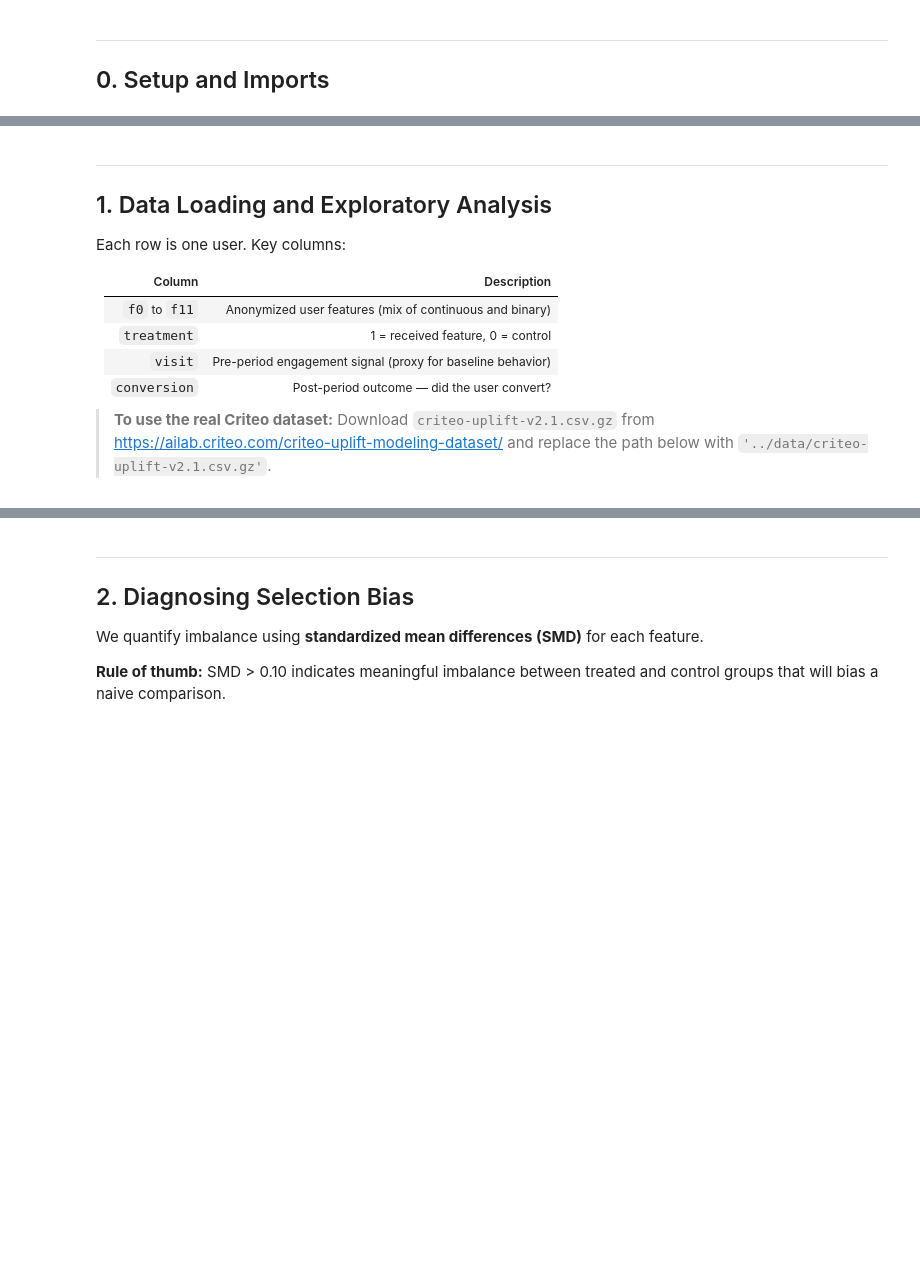
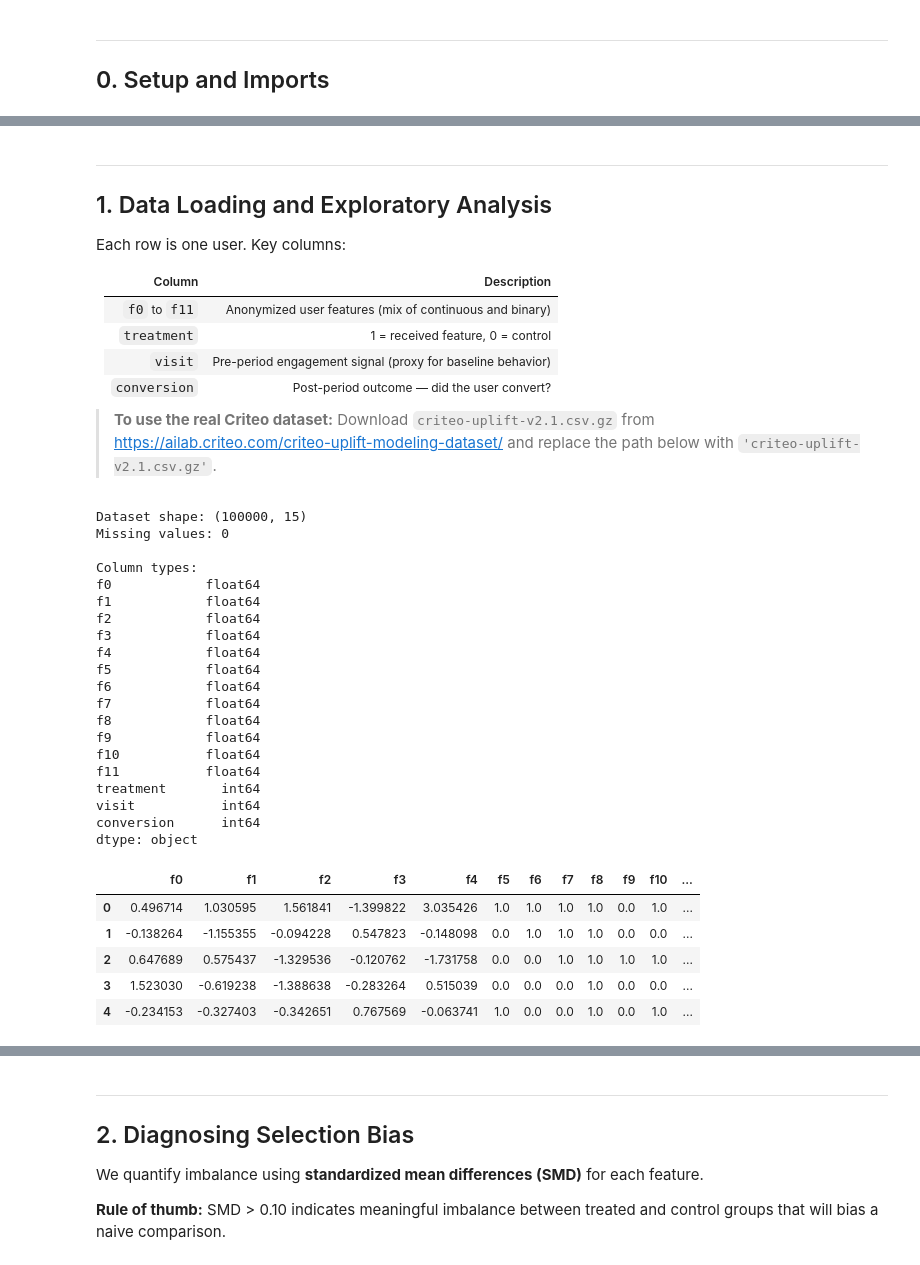
Before and after one commit to Shlok1375/causal-inference-portfolio, a Jupyter notebook: criteo_causal_analysis.ipynb, the cells around one changed output, grey strips where cells are left out. Drawn from its saved outputs; the diff is of its cells as text; code cells hidden in the pictures; blank space fills up the shorter version.

```diff
--- a/criteo_causal_analysis.ipynb
+++ b/criteo_causal_analysis.ipynb
@@ -77,15 +79,42 @@ Each row is one user. Key columns:
 | `visit` | Pre-period engagement signal (proxy for baseline behavior) |
 | `conversion` | Post-period outcome — did the user convert? |
 
-> **To use the real Criteo dataset:** Download `criteo-uplift-v2.1.csv.gz` from https://ailab.criteo.com/criteo-uplift-modeling-dataset/ and replace the path below with `'../data/criteo-uplift-v2.1.csv.gz'`.
+> **To use the real Criteo dataset:** Download `criteo-uplift-v2.1.csv.gz` from https://ailab.criteo.com/criteo-uplift-modeling-dataset/ and replace the path below with `'criteo-uplift-v2.1.csv.gz'`.
 # %%
-df = pd.read_csv('../data/criteo_uplift_sample.csv')
+df = pd.read_csv('criteo_uplift_sample.csv')
 
 print(f'Dataset shape: {df.shape}')
 print(f'Missing values: {df.isnull().sum().sum()}')
 print(f'\nColumn types:')
 print(df.dtypes)
 df.head()
+# %% [output]
+Dataset shape: (100000, 15)
+Missing values: 0
+
+Column types:
+f0            float64
+f1            float64
+f2            float64
+f3            float64
+f4            float64
+f5            float64
+f6            float64
+f7            float64
+f8            float64
+f9            float64
+f10           float64
+f11           float64
+treatment       int64
+visit           int64
+conversion      int64
+dtype: object
+|  | f0 | f1 | f2 | f3 | f4 | f5 | f6 | f7 | f8 | f9 | f10 | ... |
+| 0 | 0.496714 | 1.030595 | 1.561841 | -1.399822 | 3.035426 | 1.0 | 1.0 | 1.0 | 1.0 | 0.0 | 1.0 | ... |
+| 1 | -0.138264 | -1.155355 | -0.094228 | 0.547823 | -0.148098 | 0.0 | 1.0 | 1.0 | 1.0 | 0.0 | 0.0 | ... |
+| 2 | 0.647689 | 0.575437 | -1.329536 | -0.120762 | -1.731758 | 0.0 | 0.0 | 1.0 | 1.0 | 1.0 | 1.0 | ... |
+| 3 | 1.523030 | -0.619238 | -1.388638 | -0.283264 | 0.515039 | 0.0 | 0.0 | 0.0 | 1.0 | 0.0 | 0.0 | ... |
+| 4 | -0.234153 | -0.327403 | -0.342651 | 0.767569 | -0.063741 | 1.0 | 0.0 | 0.0 | 1.0 | 0.0 | 1.0 | ... |
 # %%
 n_total    = len(df)
 n_treated  = df['treatment'].sum()
```
Also changed, not shown: parts of 20 cells of this notebook, 1 other file.
